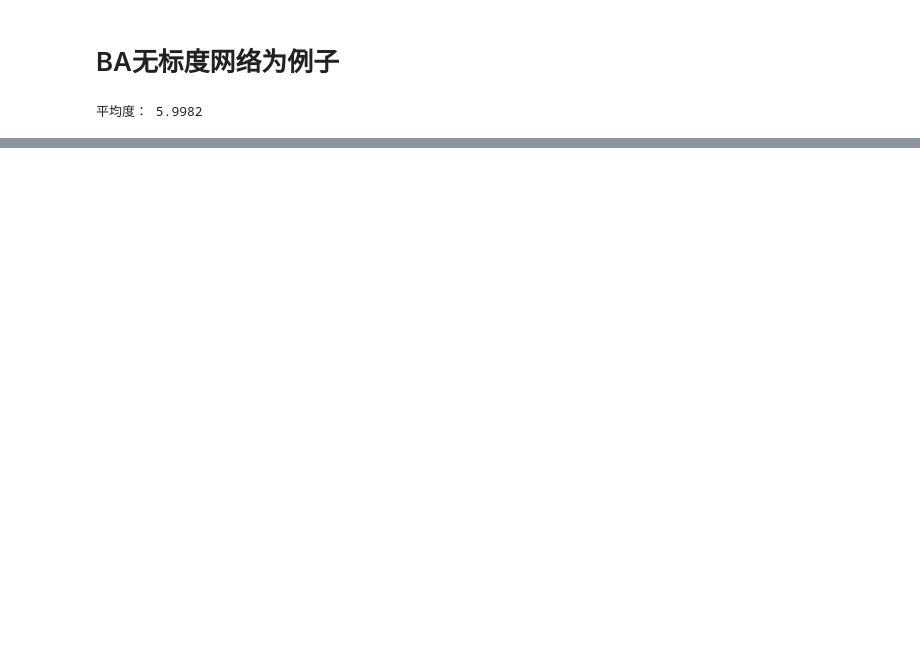
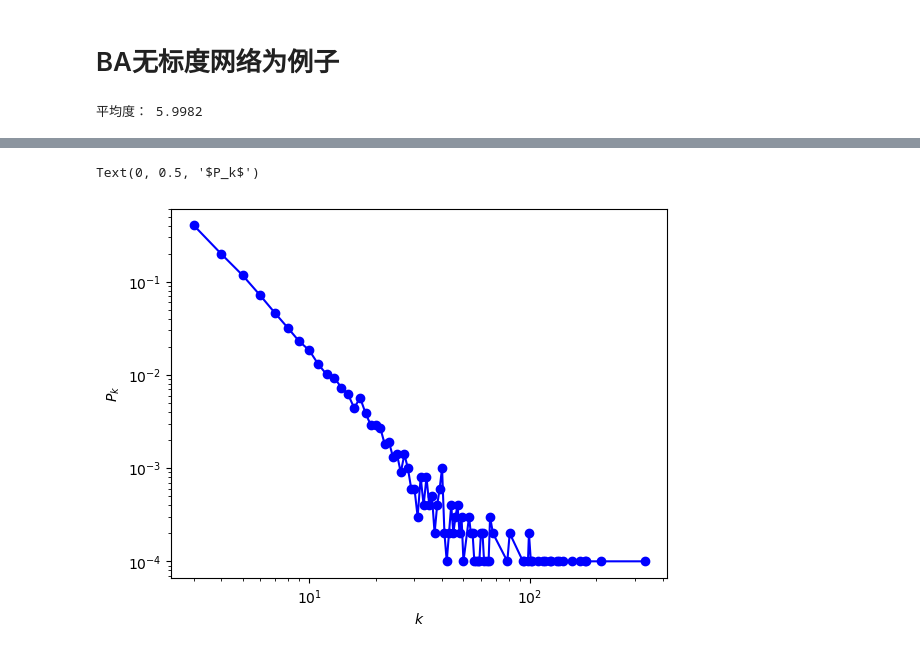
Before and after one commit to ECUMSQL/Causal-Inference, a Jupyter notebook: 复杂网络与社交网络/代码实践第二讲：网络特征.ipynb, the cells around one changed output, grey strips where cells are left out. Cells and saved outputs as stored; diff of their text form; code cells hidden in the pictures; blank space fills up the shorter version.

```diff
--- a/复杂网络与社交网络/代码实践第二讲：网络特征.ipynb
+++ b/复杂网络与社交网络/代码实践第二讲：网络特征.ipynb
@@ -55,0 +59,16 @@ plt.ylabel('$P_k$')
+# %%
+# 在双对数坐标轴下要把横坐标与纵坐标的0值排除
+new_x = []
+new_y = []
+for i in range(len(x)):
+    if y[i] != 0:
+        new_x.append(x[i])
+        new_y.append(y[i])
+plt.plot(new_x,new_y,'bo-')
+plt.xscale('log')
+plt.yscale('log')
+plt.xlabel('$k$')
+plt.ylabel('$P_k$')
+# %% [output]
+Text(0, 0.5, '$P_k$')
+[figure, added]
```
Also changed, not shown: parts of 4 cells of this notebook, 1 other file.
